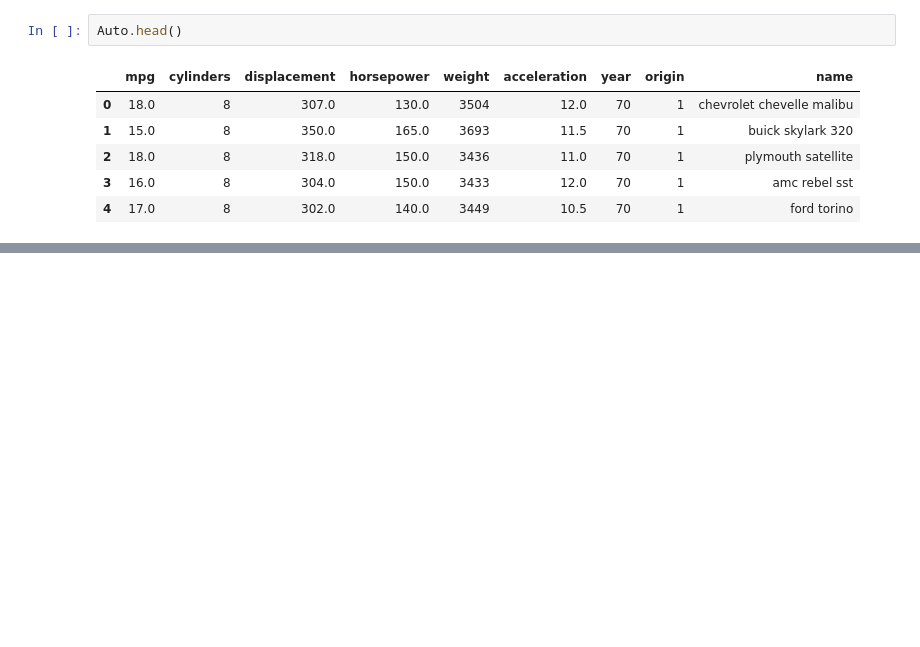
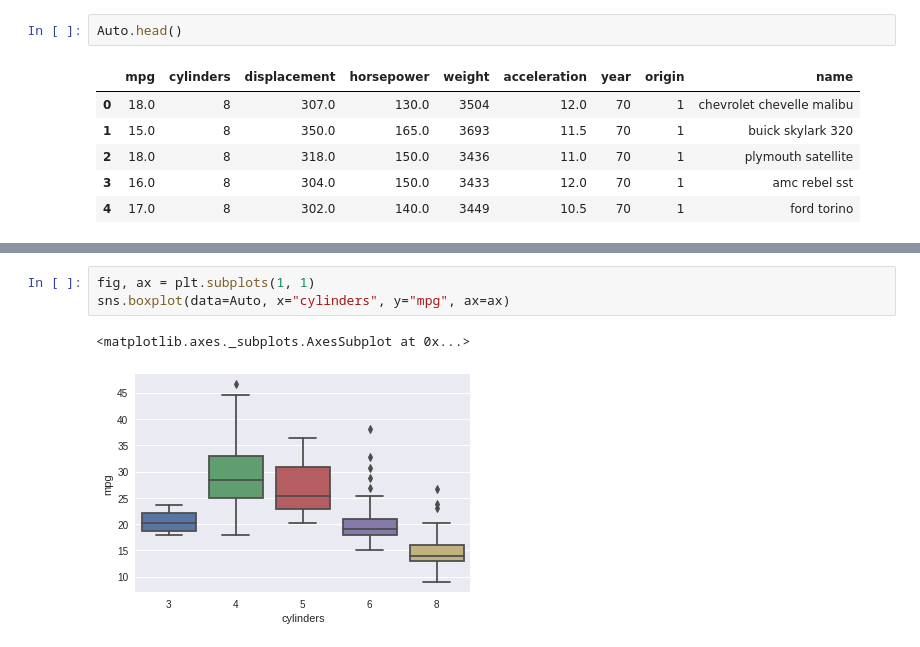
Before and after one commit to mjalalimanesh/Statistical-Learning-ISLR-Python, a Jupyter notebook: lab2.ipynb, the cells around one changed output, grey strips where cells are left out. Saved outputs shown, nothing was run; the diff lists cells and outputs as text; blank space fills up the shorter version.

```diff
--- a/lab2.ipynb
+++ b/lab2.ipynb
@@ -210,0 +231,6 @@ Auto.head()
+# %%
+fig, ax = plt.subplots(1, 1)
+sns.boxplot(data=Auto, x="cylinders", y="mpg", ax=ax)
+# %% [output]
+<matplotlib.axes._subplots.AxesSubplot at 0x...>
+[figure, added]
```
Also changed, not shown: parts of 4 cells of this notebook.
